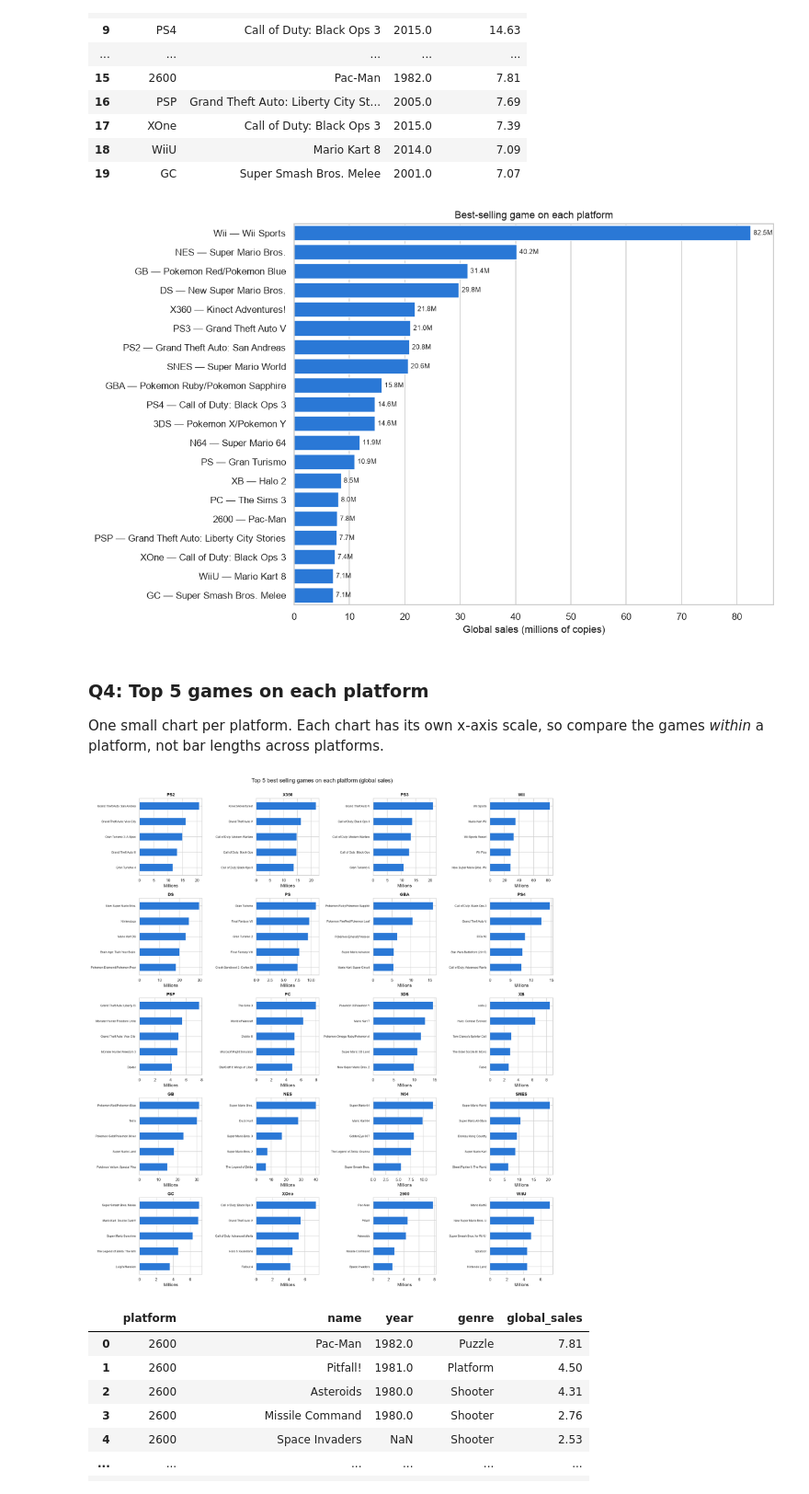
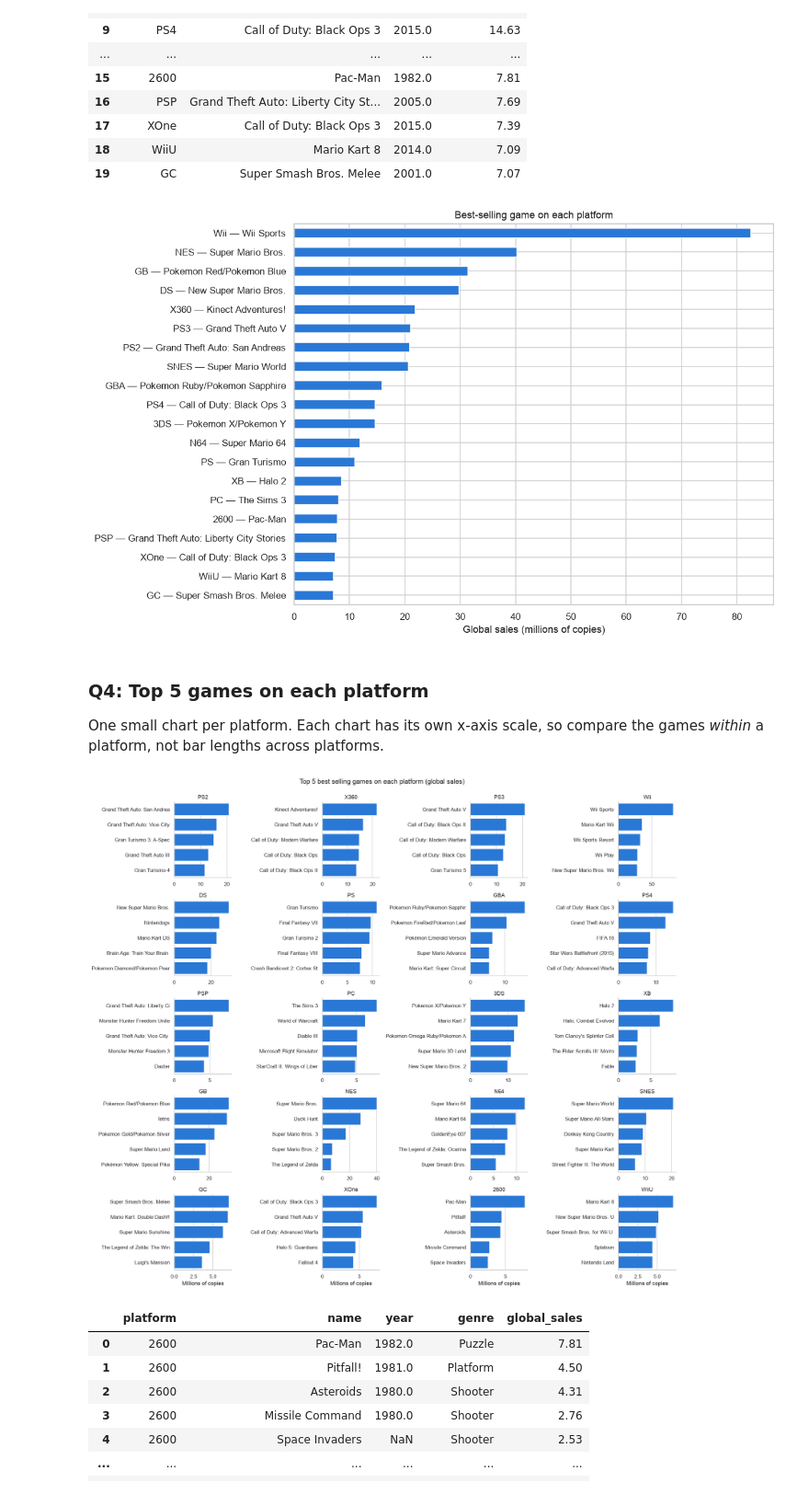
Before and after one commit to BCStoner/CSC330-Video-Game-Analysis-, a Jupyter notebook: notebooks/analysis.ipynb, the cells around one changed output. Shown at 92% size. Cells and saved outputs as stored; diff of their text form; code cells hidden in the pictures.

Commit message:
saved figures, updated analysis code

```diff
--- a/notebooks/analysis.ipynb
+++ b/notebooks/analysis.ipynb
@@ -13,16 +13,15 @@ Only rows that have sales numbers are used here (the VGChartz rows). Metacritic-
 ## Setup
 # %%
 import pandas as pd
-import matplotlib.pyplot as plt
 import seaborn as sns
+import re
 
 CLEAN = "../data/clean/"
 
 BLUE = "#2a78d6"
 REGION_COLORS = {"North America": "#2a78d6", "Europe": "#eb6834", "Japan": "#1baf7a", "Other": "#eda100"}
 
-sns.set_theme(style="whitegrid")
-plt.rcParams["figure.dpi"] = 110
+sns.set_theme(style="whitegrid", rc={"figure.figsize": (9, 6), "figure.dpi": 110, "legend.loc": "upper right"})
 # %%
 df = pd.read_csv(CLEAN + "games_final.csv", low_memory=False)
 sales = df[df["global_sales"].notna()].copy()
@@ -192,40 +191,32 @@ best_global
 | 19 | GC | Super Smash Bros. Melee | 2001.0 | 7.07 |
 # %%
 best_global["label"] = best_global["platform"] + " — " + best_global["name"]
+title = "Best-selling game on each platform"
 
-plt.figure(figsize=(10, 8))
-ax = sns.barplot(data=best_global, x="global_sales", y="label", color=BLUE, saturation=1)
-ax.bar_label(ax.containers[0], fmt="%.1fM", fontsize=8, padding=3)
-ax.set_title("Best-selling game on each platform")
-ax.set_xlabel("Global sales (millions of copies)")
-ax.set_ylabel("")
-plt.show()
+best_global.sort_values("global_sales").plot.barh(
+    x="label", y="global_sales", color=BLUE, legend=False, figsize=(10, 8),
+    title=title,
+    xlabel="Global sales (millions of copies)", ylabel="",
+).figure.savefig(f'../figures/{title_to_file_name(title)}.png', dpi=200, bbox_inches="tight")
 # %% [output]
-[figure, old version]
+[figure, new version]
 # %% [markdown]
 ### Q4: Top 5 games on each platform
 One small chart per platform. Each chart has its own x-axis scale, so compare the games *within* a platform, not bar lengths across platforms.
 # %%
 top5 = top_games(main, "global_sales", 5)
+top5["short_name"] = top5["name"].str.slice(0, 28)
+title = "Top 5 best selling games on each platform (global sales)"
 
-fig, axes = plt.subplots(5, 4, figsize=(18, 20))
-
-for ax, platform in zip(axes.flat, MAIN):
-    games = top5[top5["platform"] == platform].copy()
-    games["short_name"] = games["name"].str.slice(0, 28)
-    games.sort_values("global_sales").plot.barh(x="short_name", y="global_sales", ax=ax, color=BLUE, legend=False)
-    ax.set_title(platform, fontweight="bold")
-    ax.set_ylabel("")
-    ax.tick_params(axis="y", labelsize=8)
-    ax.set_xlabel("Millions")
-
-for ax in axes.flat[len(MAIN):]:
-    ax.axis("off")
-
-fig.suptitle("Top 5 best selling games on each platform (global sales)", fontsize=16)
-plt.tight_layout(rect=[0, 0, 1, 0.98])
+g = sns.catplot(
+    data=top5, x="global_sales", y="short_name", col="platform", col_order=MAIN, col_wrap=4,
+    kind="bar", color=BLUE, saturation=1, sharex=False, sharey=False, height=3, aspect=1.5,
+)
+g.set_titles("{col_name}").set_axis_labels("Millions of copies", "")
+g.figure.suptitle(title, y=1.02)
+g.savefig(f'../figures/{title_to_file_name(title)}.png', dpi=200, bbox_inches="tight")
 # %% [output]
-[figure, old version]
+[figure, new version]
 # %%
 # full table version of Q4 for the report
 top5[["platform", "name", "year", "genre", "global_sales"]].reset_index(drop=True)
```
Also changed, not shown: parts of 11 cells of this notebook, 12 other files.
